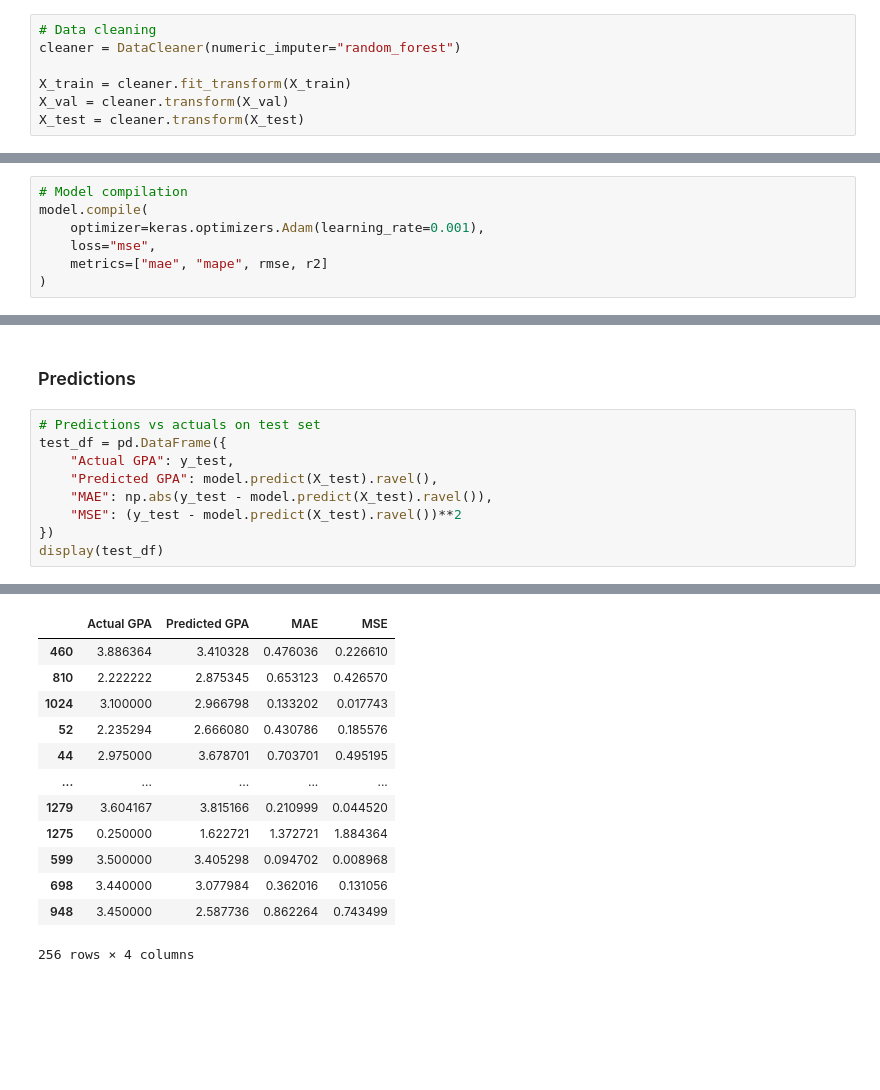
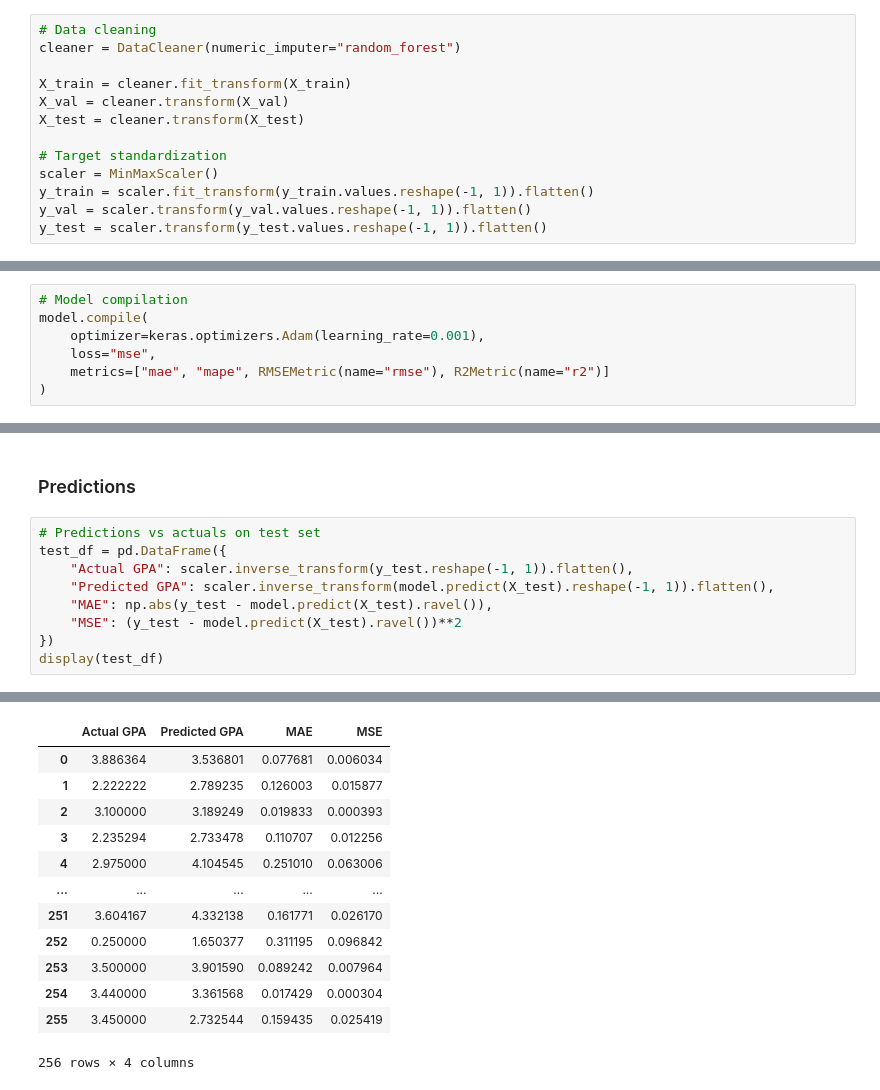
Before and after one commit to HaripriyaGounalan/student-success-predictor, a Jupyter notebook: second_term_gpa_regression/student_second_term_gpa_prediction.ipynb, the cells around one changed output, grey strips where cells are left out. Drawn from its saved outputs; the diff is of its cells as text; blank space fills up the shorter version.

```diff
--- a/second_term_gpa_regression/student_second_term_gpa_prediction.ipynb
+++ b/second_term_gpa_regression/student_second_term_gpa_prediction.ipynb
@@ -235,6 +283,12 @@ cleaner = DataCleaner(numeric_imputer="random_forest")
 X_train = cleaner.fit_transform(X_train)
 X_val = cleaner.transform(X_val)
 X_test = cleaner.transform(X_test)
+
+# Target standardization
+scaler = MinMaxScaler()
+y_train = scaler.fit_transform(y_train.values.reshape(-1, 1)).flatten()
+y_val = scaler.transform(y_val.values.reshape(-1, 1)).flatten()
+y_test = scaler.transform(y_test.values.reshape(-1, 1)).flatten()
 # %%
 # check the training after cleaning
 display(X_train.head())
@@ -292,7 +346,7 @@ Model: "sequential_1"
 model.compile(
     optimizer=keras.optimizers.Adam(learning_rate=0.001),
     loss="mse",
-    metrics=["mae", "mape", rmse, r2]
+    metrics=["mae", "mape", RMSEMetric(name="rmse"), R2Metric(name="r2")]
 )
 # %%
 # Calling custom callbacks
@@ -344,8 +409,8 @@ Test MAE: 0.4781 | Test MSE: 0.3843 | Test MAPE: 49736400.0000 | Test RMSE: 0.61
 # %%
 # Predictions vs actuals on test set
 test_df = pd.DataFrame({
-    "Actual GPA": y_test,
-    "Predicted GPA": model.predict(X_test).ravel(),
+    "Actual GPA": scaler.inverse_transform(y_test.reshape(-1, 1)).flatten(),
+    "Predicted GPA": scaler.inverse_transform(model.predict(X_test).reshape(-1, 1)).flatten(),
     "MAE": np.abs(y_test - model.predict(X_test).ravel()),
     "MSE": (y_test - model.predict(X_test).ravel())**2
 })
@@ -357,15 +422,15 @@ display(test_df)
 |  | Actual GPA | Predicted GPA | MAE | MSE |
-| 460 | 3.886364 | 3.410328 | 0.476036 | 0.226610 |
-| 810 | 2.222222 | 2.875345 | 0.653123 | 0.426570 |
-| 1024 | 3.100000 | 2.966798 | 0.133202 | 0.017743 |
-| 52 | 2.235294 | 2.666080 | 0.430786 | 0.185576 |
-| 44 | 2.975000 | 3.678701 | 0.703701 | 0.495195 |
+| 0 | 3.886364 | 3.536801 | 0.077681 | 0.006034 |
+| 1 | 2.222222 | 2.789235 | 0.126003 | 0.015877 |
+| 2 | 3.100000 | 3.189249 | 0.019833 | 0.000393 |
+| 3 | 2.235294 | 2.733478 | 0.110707 | 0.012256 |
+| 4 | 2.975000 | 4.104545 | 0.251010 | 0.063006 |
 | ... | ... | ... | ... | ... |
-| 1279 | 3.604167 | 3.815166 | 0.210999 | 0.044520 |
-| 1275 | 0.250000 | 1.622721 | 1.372721 | 1.884364 |
-| 599 | 3.500000 | 3.405298 | 0.094702 | 0.008968 |
-| 698 | 3.440000 | 3.077984 | 0.362016 | 0.131056 |
-| 948 | 3.450000 | 2.587736 | 0.862264 | 0.743499 |
+| 251 | 3.604167 | 4.332138 | 0.161771 | 0.026170 |
+| 252 | 0.250000 | 1.650377 | 0.311195 | 0.096842 |
+| 253 | 3.500000 | 3.901590 | 0.089242 | 0.007964 |
+| 254 | 3.440000 | 3.361568 | 0.017429 | 0.000304 |
+| 255 | 3.450000 | 2.732544 | 0.159435 | 0.025419 |
 256 rows × 4 columns
 # %%
 # Scatter plot of actual vs predicted GPA
```
Also changed, not shown: parts of 21 cells of this notebook, 2 other files.
